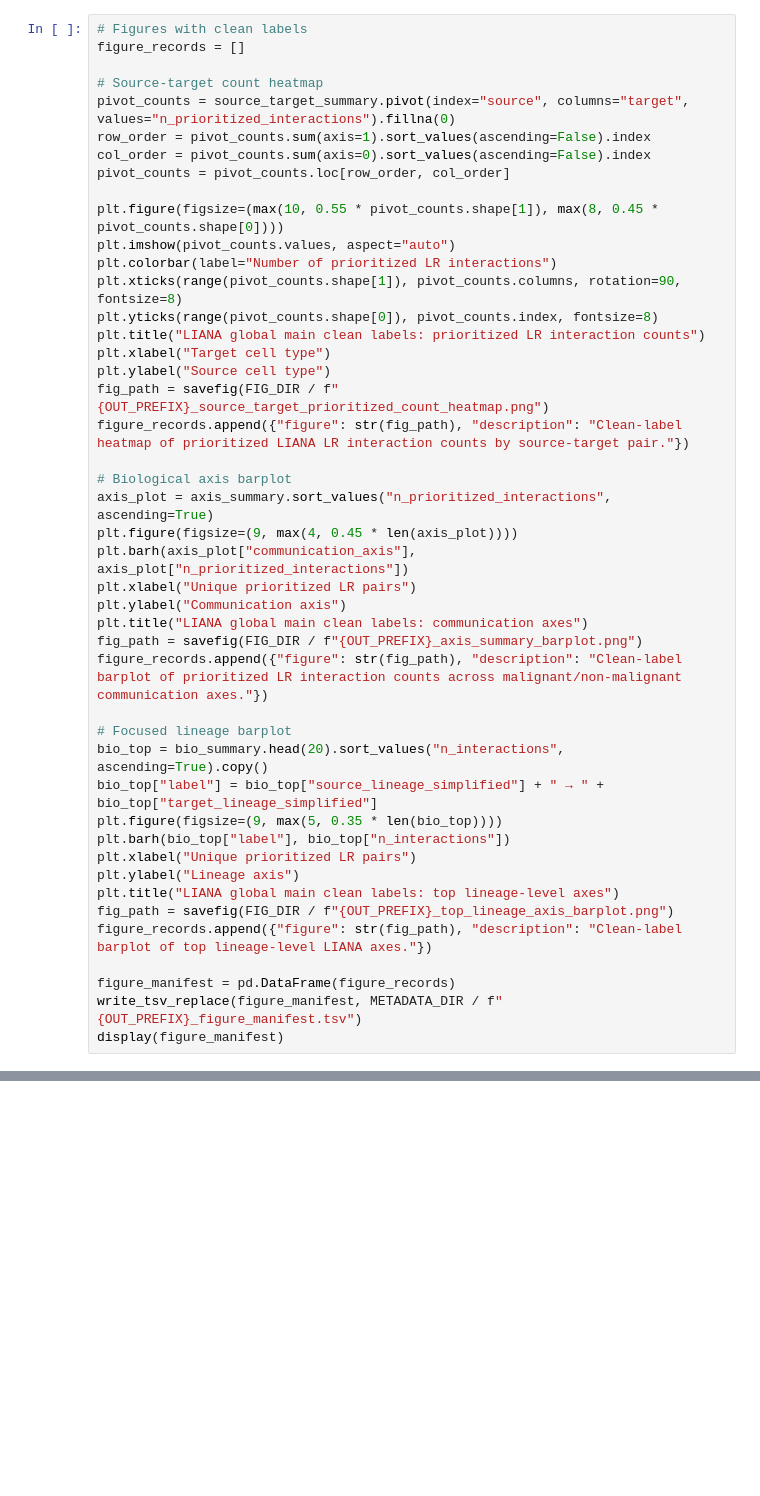
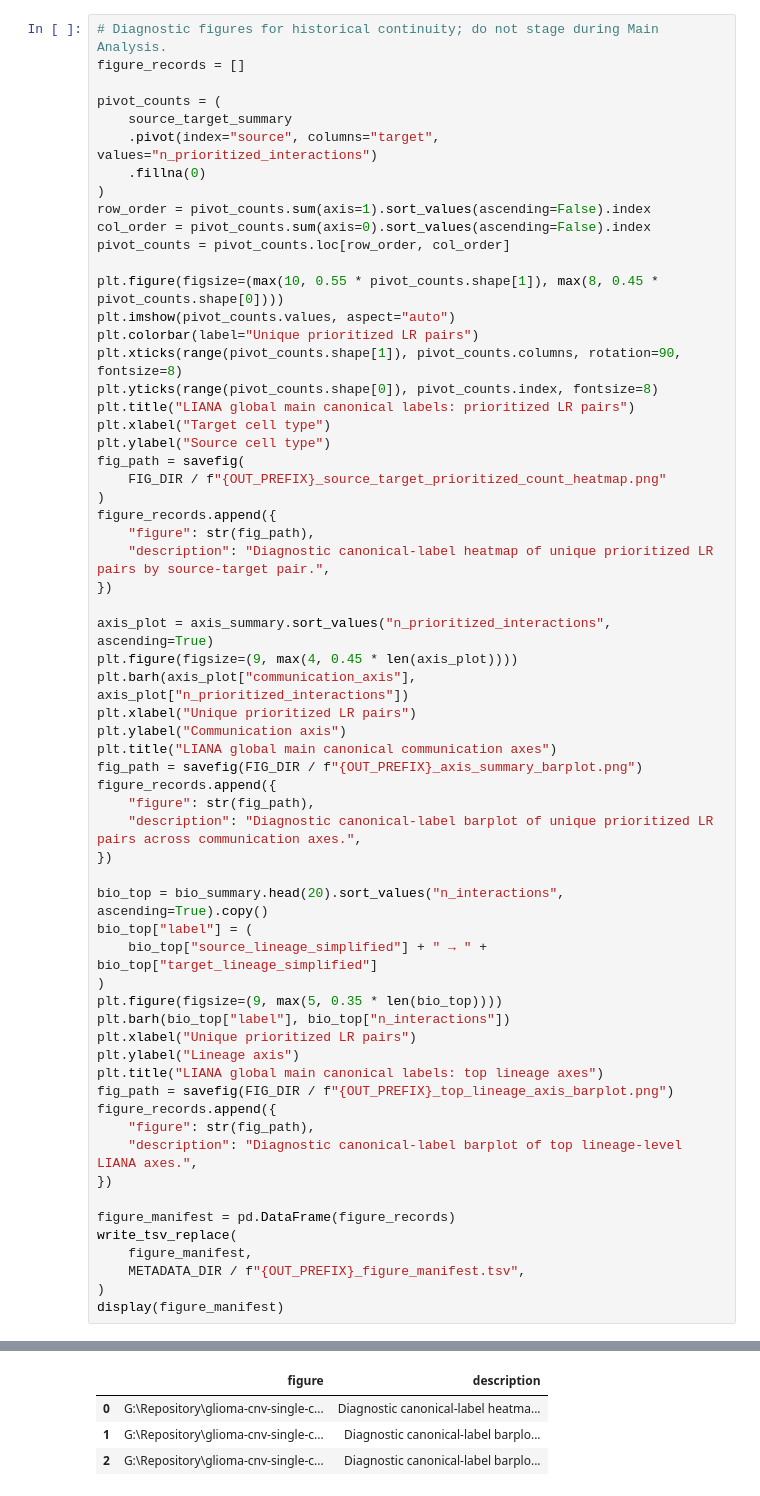
Before and after one commit to CPFeX/glioma-cnv-single-cell-atlas, a Jupyter notebook: code/01_main_analysis/27_clean_liana_global_labels.ipynb, the cells around one changed output, grey strips where cells are left out. Saved outputs shown, nothing was run; the diff lists cells and outputs as text; blank space fills up the shorter version.

```diff
--- a/code/01_main_analysis/27_clean_liana_global_labels.ipynb
+++ b/code/01_main_analysis/27_clean_liana_global_labels.ipynb
@@ -320,45 +742,63 @@ display(focused_summary)
 # %%
-# Figures with clean labels
+# Diagnostic figures for historical continuity; do not stage during Main Analysis.
 figure_records = []
 
-# Source-target count heatmap
-pivot_counts = source_target_summary.pivot(index="source", columns="target", values="n_prioritized_interactions").fillna(0)
+pivot_counts = (
+    source_target_summary
+    .pivot(index="source", columns="target", values="n_prioritized_interactions")
+    .fillna(0)
+)
 row_order = pivot_counts.sum(axis=1).sort_values(ascending=False).index
 col_order = pivot_counts.sum(axis=0).sort_values(ascending=False).index
 pivot_counts = pivot_counts.loc[row_order, col_order]
 
 plt.figure(figsize=(max(10, 0.55 * pivot_counts.shape[1]), max(8, 0.45 * pivot_counts.shape[0])))
 plt.imshow(pivot_counts.values, aspect="auto")
-plt.colorbar(label="Number of prioritized LR interactions")
+plt.colorbar(label="Unique prioritized LR pairs")
 plt.xticks(range(pivot_counts.shape[1]), pivot_counts.columns, rotation=90, fontsize=8)
 plt.yticks(range(pivot_counts.shape[0]), pivot_counts.index, fontsize=8)
-plt.title("LIANA global main clean labels: prioritized LR interaction counts")
+plt.title("LIANA global main canonical labels: prioritized LR pairs")
 plt.xlabel("Target cell type")
 plt.ylabel("Source cell type")
-fig_path = savefig(FIG_DIR / f"{OUT_PREFIX}_source_target_prioritized_count_heatmap.png")
-figure_records.append({"figure": str(fig_path), "description": "Clean-label heatmap of prioritized LIANA LR interaction counts by source-target pair."})
+fig_path = savefig(
+    FIG_DIR / f"{OUT_PREFIX}_source_target_prioritized_count_heatmap.png"
+)
+figure_records.append({
+    "figure": str(fig_path),
+    "description": "Diagnostic canonical-label heatmap of unique prioritized LR pairs by source-target pair.",
+})
 
-# Biological axis barplot
 axis_plot = axis_summary.sort_values("n_prioritized_interactions", ascending=True)
 plt.figure(figsize=(9, max(4, 0.45 * len(axis_plot))))
 plt.barh(axis_plot["communication_axis"], axis_plot["n_prioritized_interactions"])
 plt.xlabel("Unique prioritized LR pairs")
 plt.ylabel("Communication axis")
-plt.title("LIANA global main clean labels: communication axes")
+plt.title("LIANA global main canonical communication axes")
 fig_path = savefig(FIG_DIR / f"{OUT_PREFIX}_axis_summary_barplot.png")
-figure_records.append({"figure": str(fig_path), "description": "Clean-label barplot of prioritized LR interaction counts across malignant/non-malignant communication axes."})
+figure_records.append({
+    "figure": str(fig_path),
+    "description": "Diagnostic canonical-label barplot of unique prioritized LR pairs across communication axes.",
+})
 
-# Focused lineage barplot
 bio_top = bio_summary.head(20).sort_values("n_interactions", ascending=True).copy()
-bio_top["label"] = bio_top["source_lineage_simplified"] + " → " + bio_top["target_lineage_simplified"]
+bio_top["label"] = (
+    bio_top["source_lineage_simplified"] + " → " + bio_top["target_lineage_simplified"]
+)
 plt.figure(figsize=(9, max(5, 0.35 * len(bio_top))))
 plt.barh(bio_top["label"], bio_top["n_interactions"])
 plt.xlabel("Unique prioritized LR pairs")
 plt.ylabel("Lineage axis")
-plt.title("LIANA global main clean labels: top lineage-level axes")
+plt.title("LIANA global main canonical labels: top lineage axes")
 fig_path = savefig(FIG_DIR / f"{OUT_PREFIX}_top_lineage_axis_barplot.png")
-figure_records.append({"figure": str(fig_path), "description": "Clean-label barplot of top lineage-level LIANA axes."})
+figure_records.append({
+    "figure": str(fig_path),
+    "description": "Diagnostic canonical-label barplot of top lineage-level LIANA axes.",
+})
 
 figure_manifest = pd.DataFrame(figure_records)
-write_tsv_replace(figure_manifest, METADATA_DIR / f"{OUT_PREFIX}_figure_manifest.tsv")
+write_tsv_replace(
+    figure_manifest,
+    METADATA_DIR / f"{OUT_PREFIX}_figure_manifest.tsv",
+)
 display(figure_manifest)
+# %% [output]
@@ -365 +809,5 @@ display(figure_manifest)
+|  | figure | description |
+| 0 | G:\Repository\glioma-cnv-single-c... | Diagnostic canonical-label heatma... |
+| 1 | G:\Repository\glioma-cnv-single-c... | Diagnostic canonical-label barplo... |
+| 2 | G:\Repository\glioma-cnv-single-c... | Diagnostic canonical-label barplo... |
 # %%
```
Also changed, not shown: parts of 19 cells of this notebook, 19 other files.
